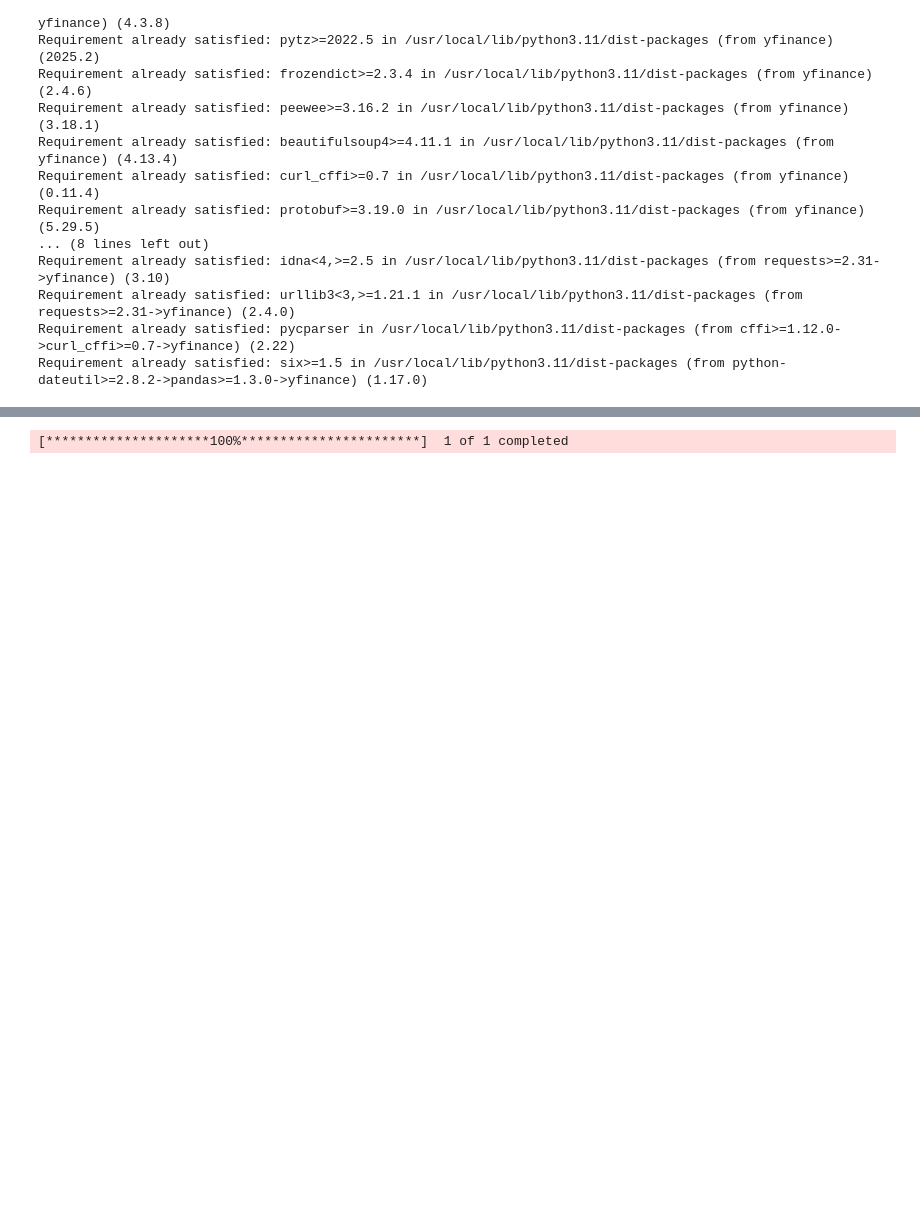
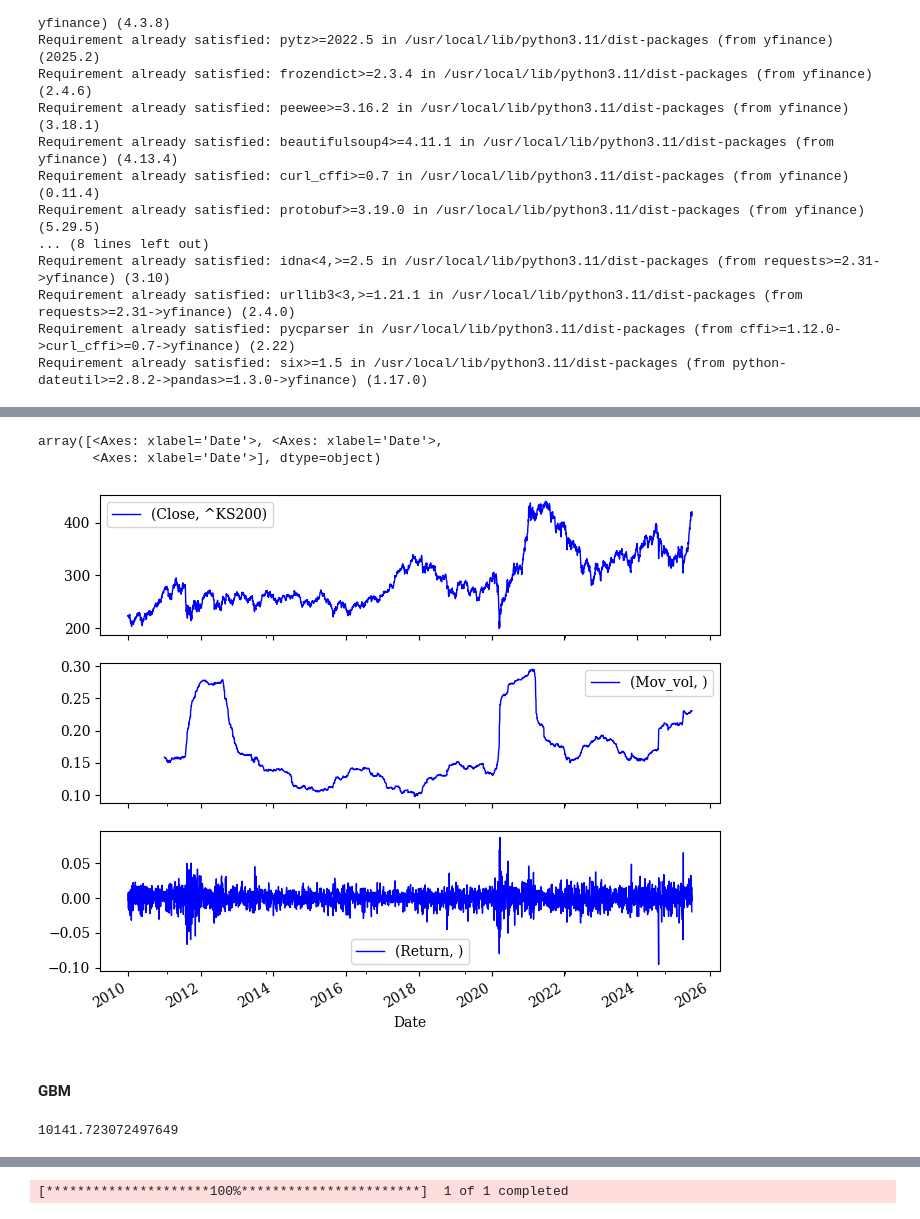
Before and after one commit to seunghee-lee/option, a Jupyter notebook: ELS_Valuation_Practice.ipynb, the cells around one changed output, grey strips where cells are left out. Cells and saved outputs as stored; diff of their text form; code cells hidden in the pictures; blank space fills up the shorter version.

```diff
--- a/ELS_Valuation_Practice.ipynb
+++ b/ELS_Valuation_Practice.ipynb
@@ -62,0 +65,2 @@ end_date = '2025-07-03'
+# %%
+ks200 = yf.download('^KS200', start_date, end_date)
@@ -62,0 +80,3 @@ end_date = '2025-07-03'
+# %%
+ks200['Return']=np.log(ks200['Close']/ks200['Close'].shift(1))
+ks200.tail()
@@ -62,0 +92,3 @@ end_date = '2025-07-03'
+# %%
+ks200['Mov_vol']=ks200['Return'].rolling(window=245).std()*math.sqrt(245)
+ks200.tail()
@@ -62,0 +104,6 @@ end_date = '2025-07-03'
+# %%
+ks200[['Close','Mov_vol', 'Return']].plot(subplots=True, style='b', lw='1', figsize=(8,7))
+# %% [output]
+array([<Axes: xlabel='Date'>, <Axes: xlabel='Date'>,
+       <Axes: xlabel='Date'>], dtype=object)
+[figure, added]
@@ -62,0 +147,2 @@ end_date = '2025-07-03'
+# %% [markdown]
+#### GBM
@@ -62,0 +152,28 @@ end_date = '2025-07-03'
+# %%
+for i in range(n):
+    z=np.random.normal(0, 1, size=[tot_date,1])  # 만기상환일 만큼의 난수 생성
+    for j in range(tot_date):
+        S[j+1]=S[j]*np.exp((r-0.5*vol**2)*dt+vol*np.sqrt(dt)*z[j])  # 임의의 주가 경로 생성
+    S_checkday=S[check_day]
+    payoff=np.zeros([repay_n, 1]); repay_event=0
+    for j in range(repay_n):
+        if S_checkday[j] >= strike_price[j]:  # 조기상환일에 주가를 체크, 조기 상환여부 결정
+            payoff[j]=payment[j]
+            early_count[j] += 1
+            repay_event=1
+            break
+    if repay_event == 0:  # 조기상환 되지 않고 만기까지 온 경우
+       if min(S) > kib:  # 낙인 배리어 아래로 내려간 적이 없는 경우
+           payoff[-1]=facevalue*(1+dummy)
+           maturity_count += 1
+       else:  # 낙인 배리어 아래로 내려간 적이 있는 경우
+           payoff[-1]=facevalue*(S[-1]/S[0])
+           lose_count += 1
+    tot_payoff=tot_payoff+payoff
+mean_payoff=tot_payoff/n
+for j in range(repay_n):  # 페이오프를 무위험 이자율로 할인하여 현재 가격을 구함
+    discount_payoff[j]=mean_payoff[j]*np.exp(-r*check_day[j]/oneyear)
+price=np.sum(discount_payoff)
+print(price)
+# %% [output]
+10141.723072497649
```
Also changed, not shown: parts of 21 cells of this notebook.
